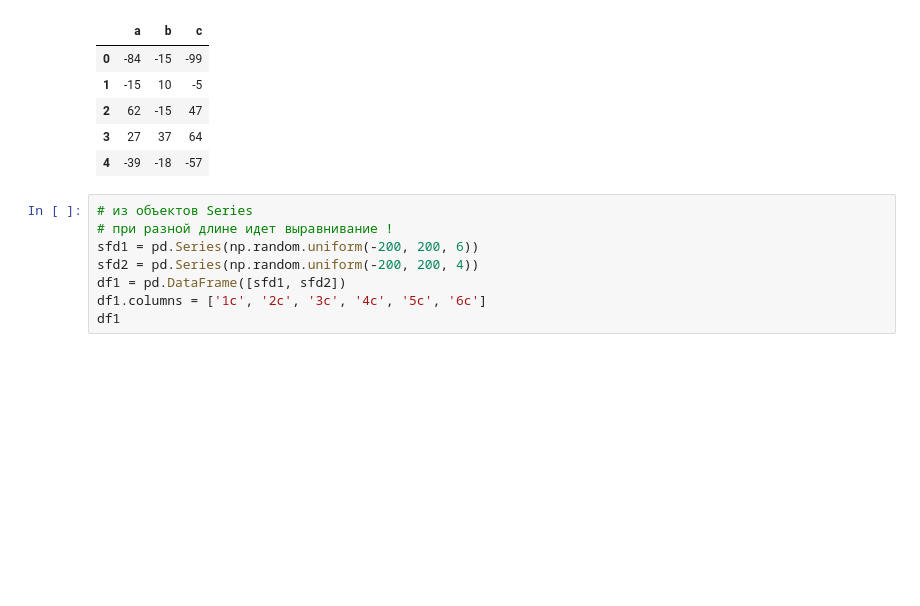
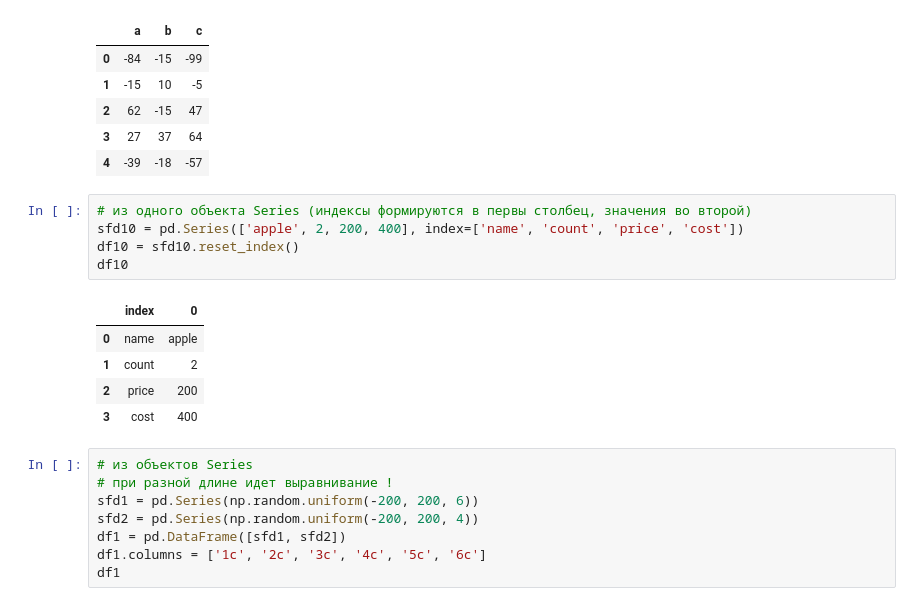
Before and after one commit to palladine/edu_misc, a Jupyter notebook: edu_pandas.ipynb, the cells around one changed output. Saved outputs shown, nothing was run; the diff lists cells and outputs as text; blank space fills up the shorter version.

```diff
--- a/edu_pandas.ipynb
+++ b/edu_pandas.ipynb
@@ -291,6 +300,17 @@ df
 | 2 | 62 | -15 | 47 |
 | 3 | 27 | 37 | 64 |
 | 4 | -39 | -18 | -57 |
+# %%
+# из одного объекта Series (индексы формируются в первы столбец, значения во второй)
+sfd10 = pd.Series(['apple', 2, 200, 400], index=['name', 'count', 'price', 'cost'])
+df10 = sfd10.reset_index()
+df10
+# %% [output]
+|  | index | 0 |
+| 0 | name | apple |
+| 1 | count | 2 |
+| 2 | price | 200 |
+| 3 | cost | 400 |
 # %%
 # из объектов Series
 # при разной длине идет выравнивание !
```
Also changed, not shown: parts of 2 cells of this notebook.
